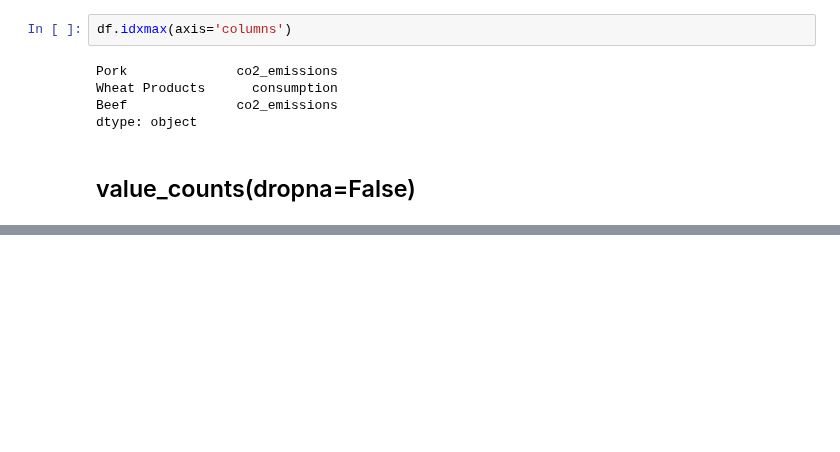
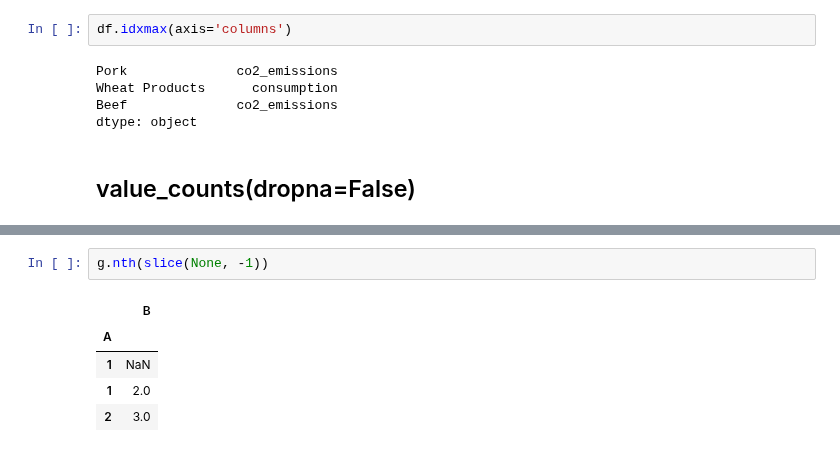
Before and after one commit to soyinkas1/PP0011_Books_Medium_Articles-Personal-Practice-Walkalong_Notebooks, a Jupyter notebook: 25 Pandas Functions You Didn't Know Existed.ipynb, the cells around one changed output, grey strips where cells are left out. Saved outputs shown, nothing was run; the diff lists cells and outputs as text; blank space fills up the shorter version.

```diff
--- a/25 Pandas Functions You Didn't Know Existed.ipynb
+++ b/25 Pandas Functions You Didn't Know Existed.ipynb
@@ -1541,0 +1736,8 @@ dtype: int64
+# %%
+g.nth(slice(None, -1))
+# %% [output]
+|  | B |
+| A |  |
+| 1 | NaN |
+| 1 | 2.0 |
+| 2 | 3.0 |
```
Also changed, not shown: parts of 135 cells of this notebook.
